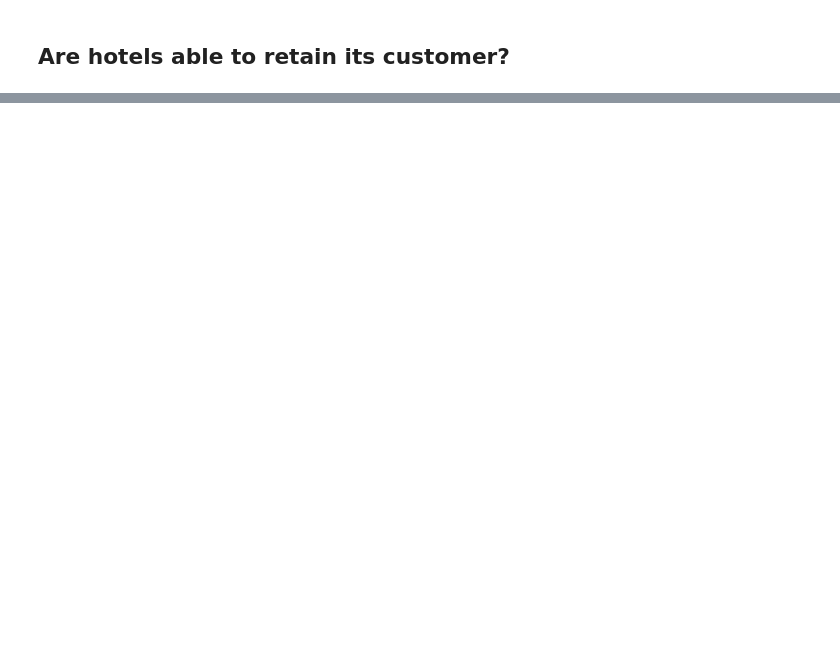
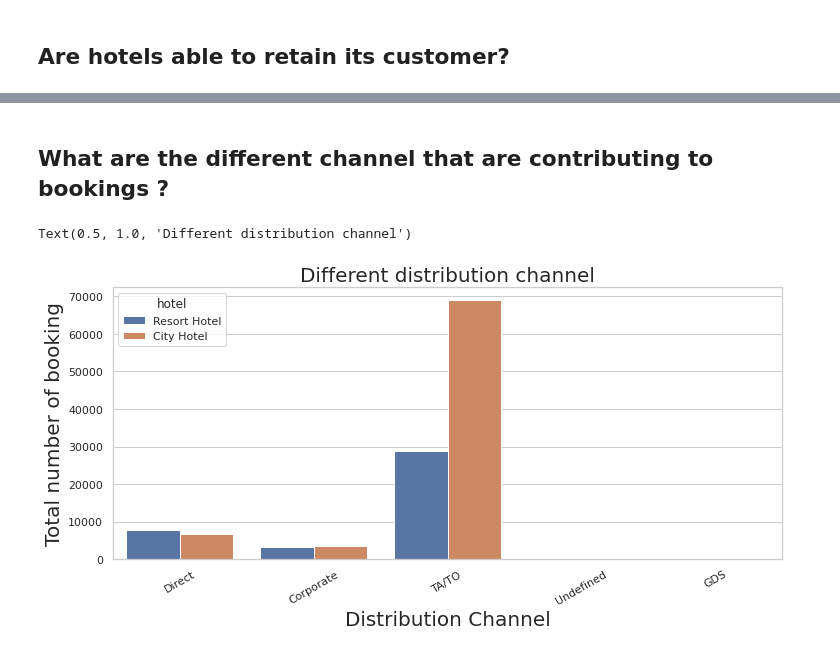
Before and after one commit to Jitesh-333/Capstone_Project, a Jupyter notebook: Hotel_Booking_Analysis_Capstone_Project.ipynb, the cells around one changed output, grey strips where cells are left out. Drawn from its saved outputs; the diff is of its cells as text; code cells hidden in the pictures; blank space fills up the shorter version.

```diff
--- a/Hotel_Booking_Analysis_Capstone_Project.ipynb
+++ b/Hotel_Booking_Analysis_Capstone_Project.ipynb
@@ -362,0 +371,12 @@ Text(0.5, 1.0, 'Different market type')
+# %% [markdown]
+## **What are the different channel that are contributing to bookings ?**
+# %%
+plt.figure(figsize=(12,5))
+sns.countplot(x='distribution_channel', hue='hotel', data=df)
+plt.ylabel("Total number of booking",fontsize = 20)
+plt.xlabel("Distribution Channel",fontsize = 20)
+p = plt.xticks(rotation=30)
+plt.title("Different distribution channel",fontsize = 20)
+# %% [output]
+Text(0.5, 1.0, 'Different distribution channel')
+[figure, added]
```
Also changed, not shown: parts of 22 cells of this notebook.
